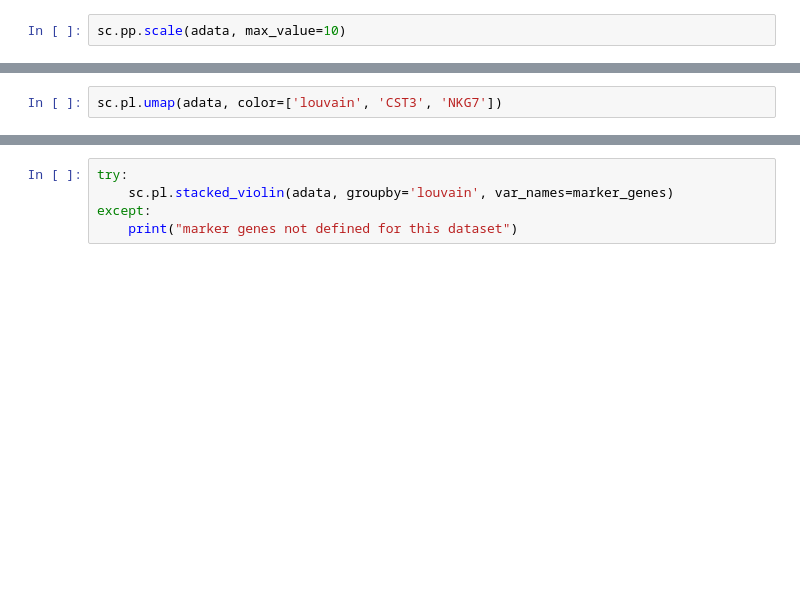
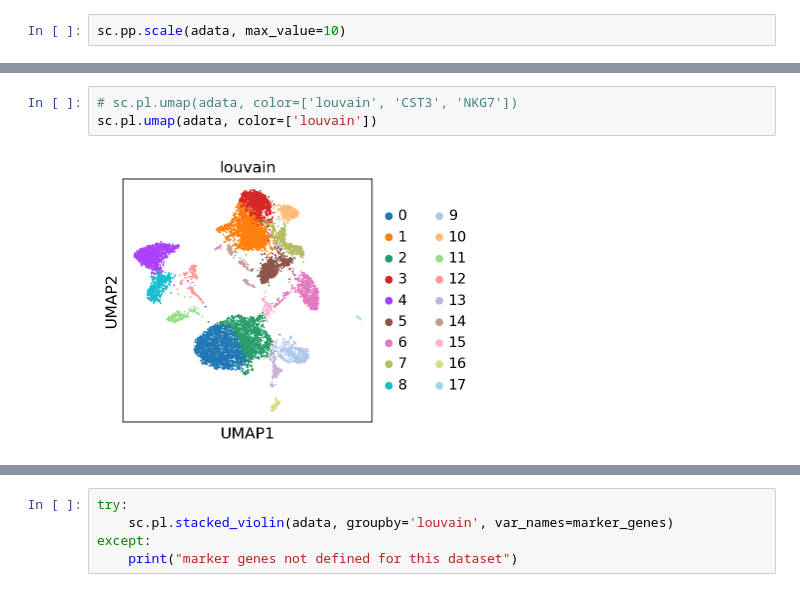
Before and after one commit to emolinaro/scRNAseq-AAE, a Jupyter notebook: notebooks/preprocessing.ipynb, the cells around one changed output, grey strips where cells are left out. Cells and saved outputs as stored; diff of their text form; blank space fills up the shorter version.

```diff
--- a/notebooks/preprocessing.ipynb
+++ b/notebooks/preprocessing.ipynb
@@ -185,5 +255,8 @@ sc.tl.louvain(adata, resolution=resolution)
 # %%
-sc.pl.umap(adata, color=['louvain', 'CST3', 'NKG7'])
+# sc.pl.umap(adata, color=['louvain', 'CST3', 'NKG7'])
+sc.pl.umap(adata, color=['louvain'])
+# %% [output]
+[figure, added]
 # %%
 sc.tl.rank_genes_groups(adata, 'louvain', method='t-test')
 sc.pl.rank_genes_groups(adata, n_genes=25, sharey=False)
```
Also changed, not shown: parts of 23 cells of this notebook.
